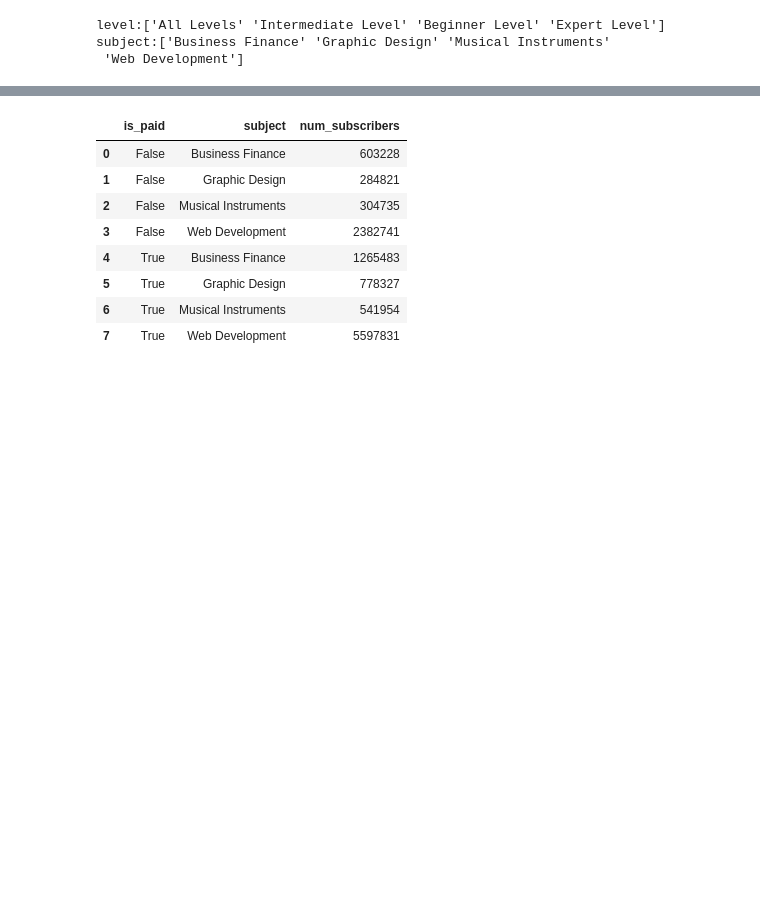
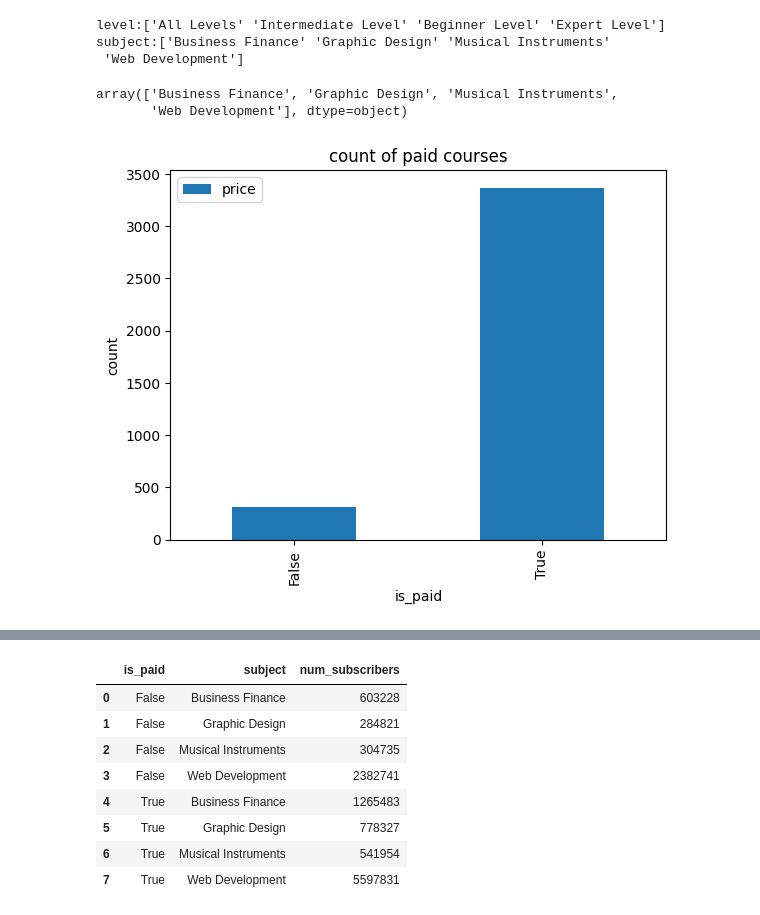
Before and after one commit to Elma-dev/Udemy_courses_Analyses, a Jupyter notebook: Udemy_courses_Analyse.ipynb, the cells around one changed output, grey strips where cells are left out. Drawn from its saved outputs; the diff is of its cells as text; code cells hidden in the pictures; blank space fills up the shorter version.

```diff
--- a/Udemy_courses_Analyse.ipynb
+++ b/Udemy_courses_Analyse.ipynb
@@ -69,3 +117,18 @@ for c in udemy_data.columns:
 level:['All Levels' 'Intermediate Level' 'Beginner Level' 'Expert Level']
 subject:['Business Finance' 'Graphic Design' 'Musical Instruments'
  'Web Development']
+# %%
+pd.unique(udemy_data["subject"])
+# %% [output]
+array(['Business Finance', 'Graphic Design', 'Musical Instruments',
+       'Web Development'], dtype=object)
+# %%
+  # selct sum(*) from udemy_data group by 'is_paid'
+  #reset_index
+  #to_frame()
+  udemy_data.groupby(['is_paid']).count().price.to_frame().plot.bar()
+  plt.ylabel('count')
+  plt.title('count of paid courses')
+  plt.show()
+# %% [output]
+[figure, added]
```
Also changed, not shown: parts of 18 cells of this notebook.
